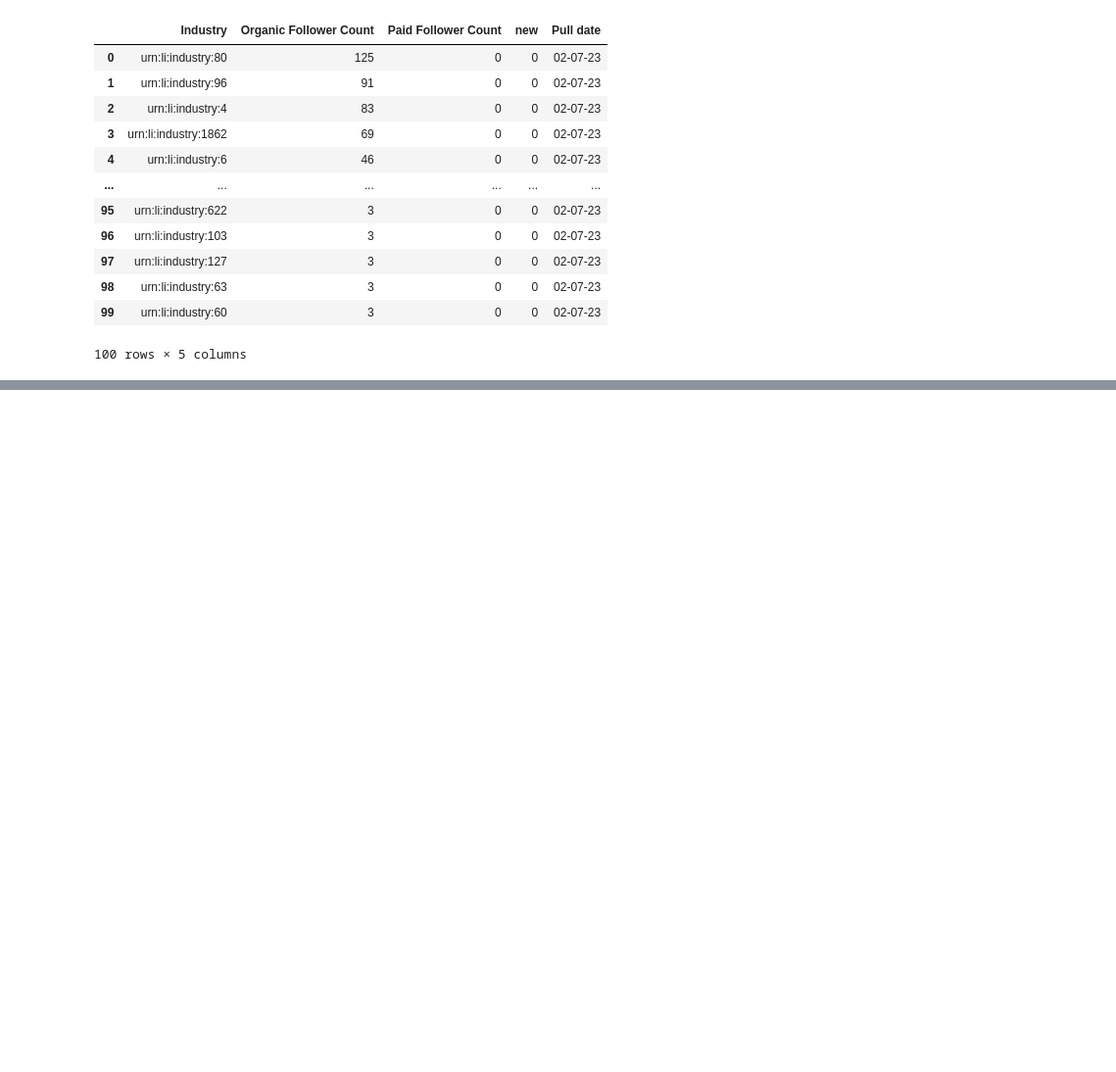
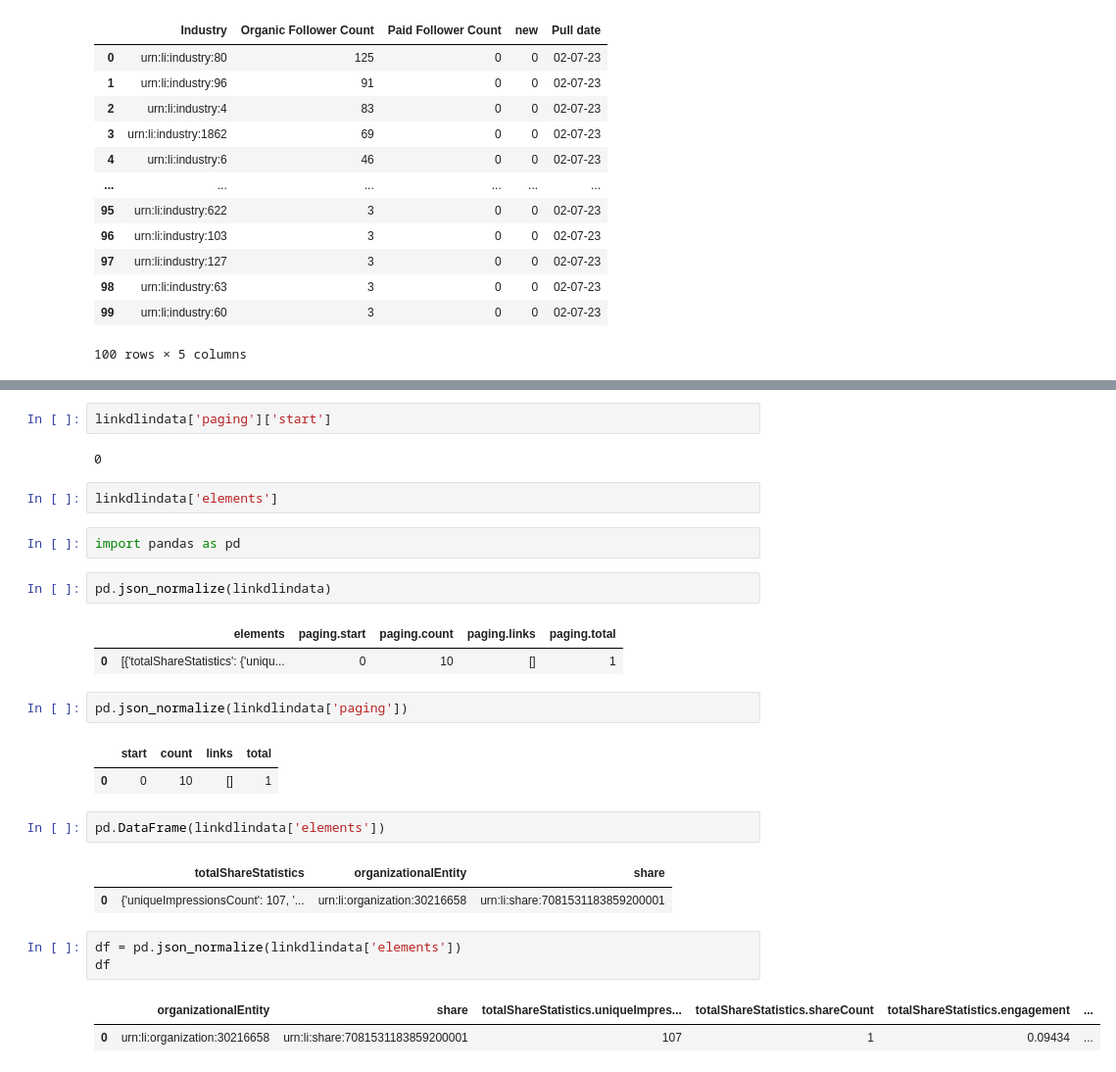
Before and after one commit to raphaelfloresca/cdb-data-warehouse-etl, a Jupyter notebook: pull_data_experimentation.ipynb, the cells around one changed output, grey strips where cells are left out. Shown at 98% size. Saved outputs shown, nothing was run; the diff lists cells and outputs as text; blank space fills up the shorter version.

```diff
--- a/pull_data_experimentation.ipynb
+++ b/pull_data_experimentation.ipynb
@@ -651,0 +680,29 @@ Countbyindustrycolumn
+# %%
+linkdlindata['paging']['start']
+# %% [output]
+0
+# %%
+linkdlindata['elements']
+# %%
+import pandas as pd
+# %%
+pd.json_normalize(linkdlindata)
+# %% [output]
+|  | elements | paging.start | paging.count | paging.links | paging.total |
+| 0 | [{'totalShareStatistics': {'uniqu... | 0 | 10 | [] | 1 |
+# %%
+pd.json_normalize(linkdlindata['paging'])
+# %% [output]
+|  | start | count | links | total |
+| 0 | 0 | 10 | [] | 1 |
+# %%
+pd.DataFrame(linkdlindata['elements'])
+# %% [output]
+|  | totalShareStatistics | organizationalEntity | share |
+| 0 | {'uniqueImpressionsCount': 107, '... | urn:li:organization:30216658 | urn:li:share:7081531183859200001 |
+# %%
+df = pd.json_normalize(linkdlindata['elements'])
+df
+# %% [output]
+|  | organizationalEntity | share | totalShareStatistics.uniqueImpres... | totalShareStatistics.shareCount | totalShareStatistics.engagement | ... |
+| 0 | urn:li:organization:30216658 | urn:li:share:7081531183859200001 | 107 | 1 | 0.09434 | ... |
```
Also changed, not shown: parts of 5 cells of this notebook.
